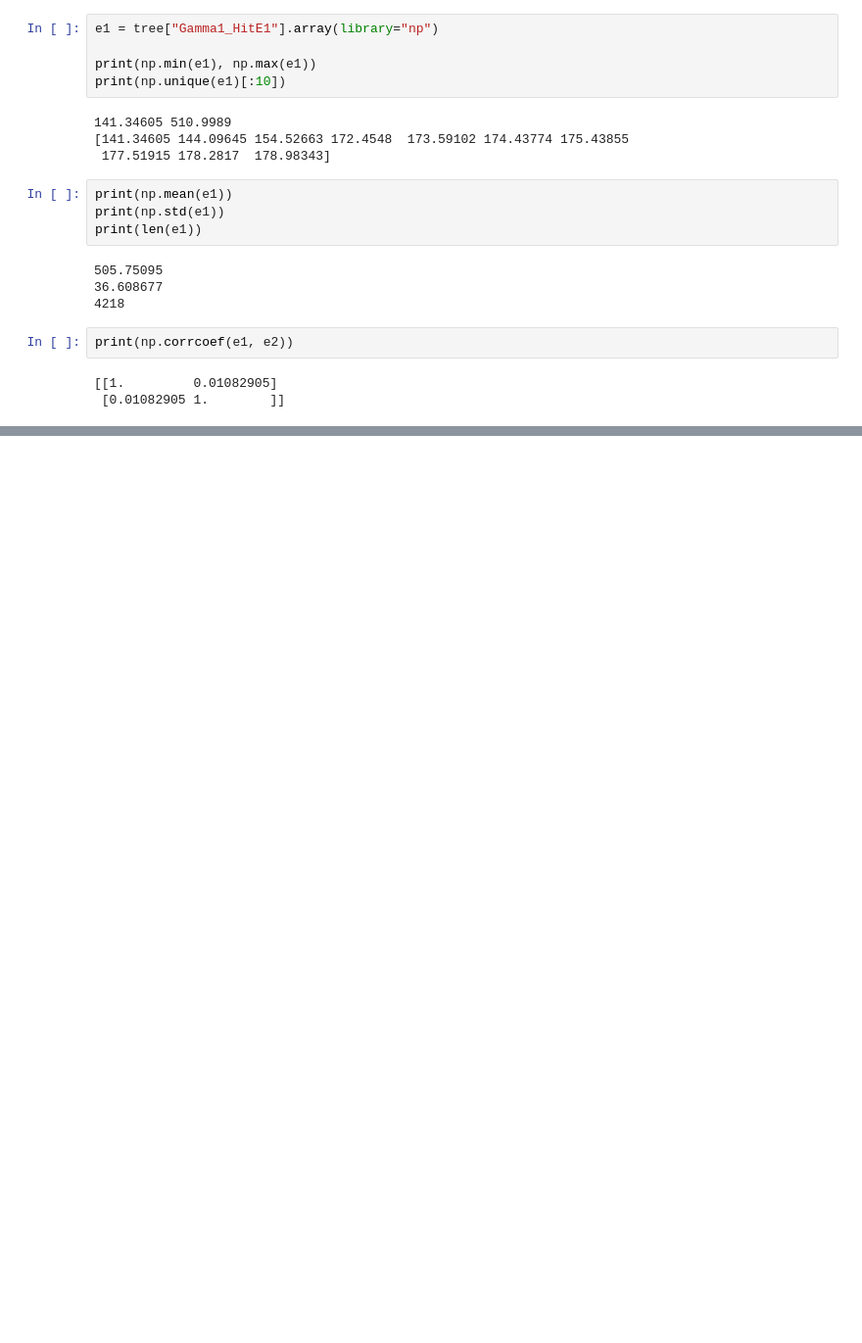
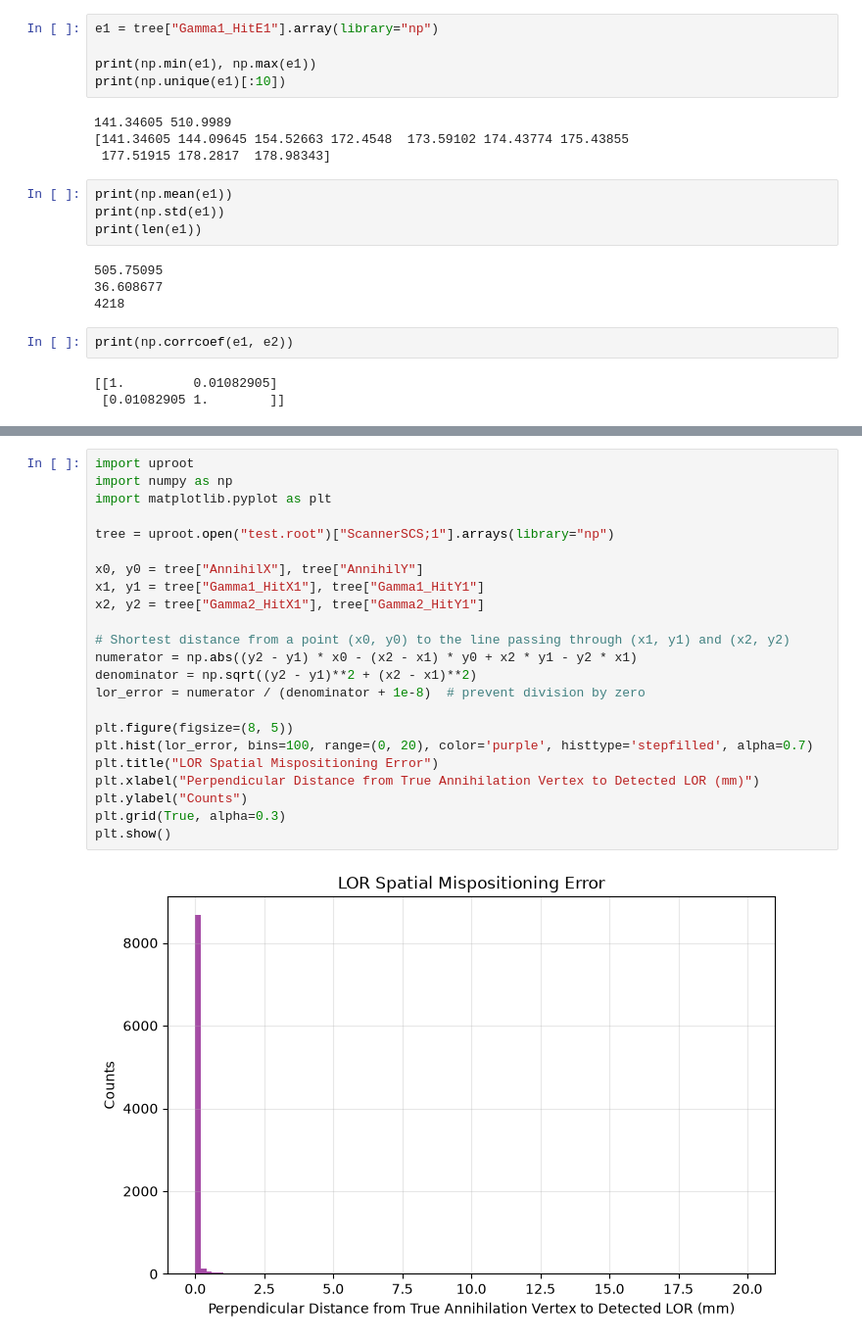
Before and after one commit to mw2304/SummerProject2026, a Jupyter notebook: test_root_visuals.ipynb, the cells around one changed output, grey strips where cells are left out. Shown at 98% size. Cells and saved outputs as stored; diff of their text form; blank space fills up the shorter version.

```diff
--- a/test_root_visuals.ipynb
+++ b/test_root_visuals.ipynb
@@ -311,0 +436,25 @@ print(np.corrcoef(e1, e2))
+# %%
+import uproot
+import numpy as np
+import matplotlib.pyplot as plt
+
+tree = uproot.open("test.root")["ScannerSCS;1"].arrays(library="np")
+
+x0, y0 = tree["AnnihilX"], tree["AnnihilY"]
+x1, y1 = tree["Gamma1_HitX1"], tree["Gamma1_HitY1"]
+x2, y2 = tree["Gamma2_HitX1"], tree["Gamma2_HitY1"]
+
+# Shortest distance from a point (x0, y0) to the line passing through (x1, y1) and (x2, y2)
+numerator = np.abs((y2 - y1) * x0 - (x2 - x1) * y0 + x2 * y1 - y2 * x1)
+denominator = np.sqrt((y2 - y1)**2 + (x2 - x1)**2)
+lor_error = numerator / (denominator + 1e-8)  # prevent division by zero
+
+plt.figure(figsize=(8, 5))
+plt.hist(lor_error, bins=100, range=(0, 20), color='purple', histtype='stepfilled', alpha=0.7)
+plt.title("LOR Spatial Mispositioning Error")
+plt.xlabel("Perpendicular Distance from True Annihilation Vertex to Detected LOR (mm)")
+plt.ylabel("Counts")
+plt.grid(True, alpha=0.3)
+plt.show()
+# %% [output]
+[figure, added]
```
Also changed, not shown: parts of 16 cells of this notebook.
